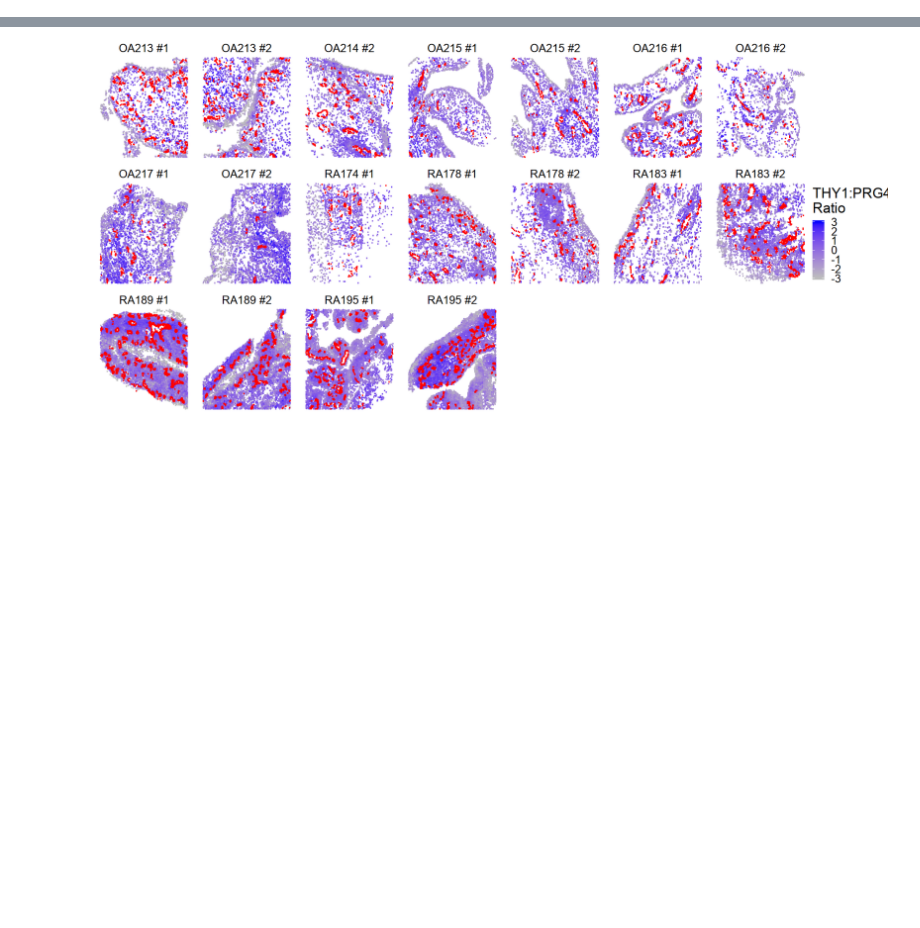
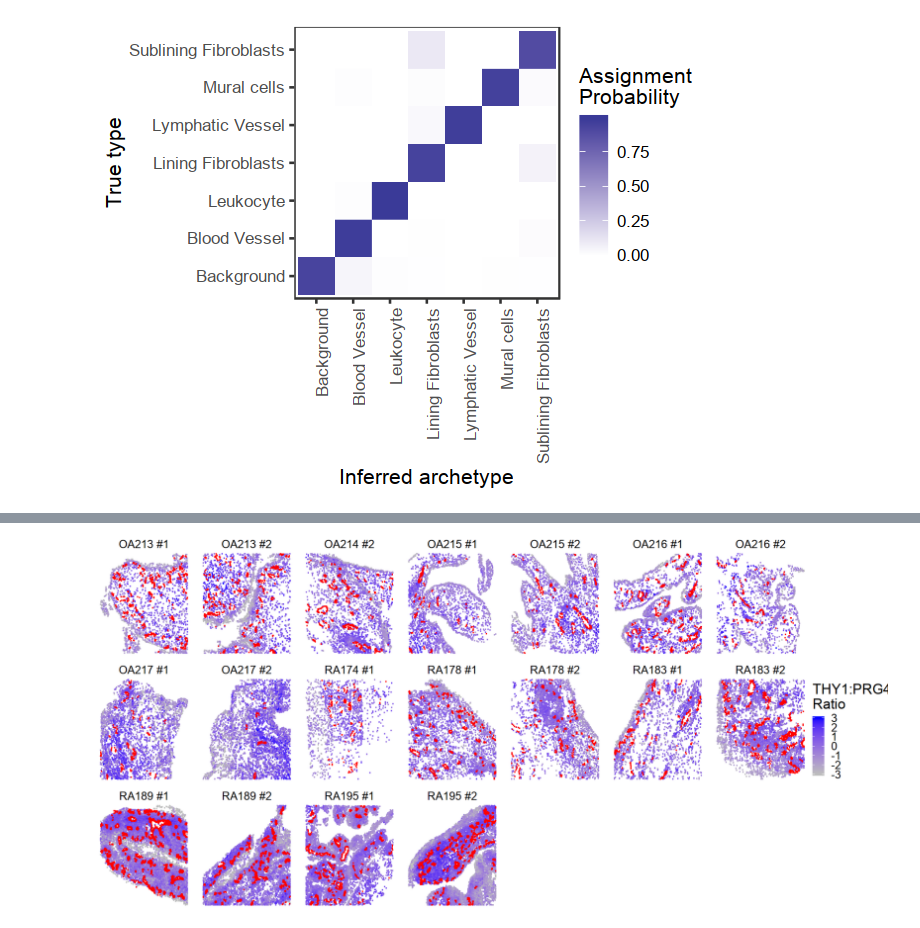
Before and after one commit to immunogenomics/notch, a Jupyter notebook: paper_figures_supp.ipynb, the cells around one changed output, grey strips where cells are left out. Cells and saved outputs as stored; diff of their text form; code cells hidden in the pictures; blank space fills up the shorter version.

```diff
--- a/paper_figures_supp.ipynb
+++ b/paper_figures_supp.ipynb
@@ -161,0 +232,17 @@ with(tissue, {
+# %%
+hard_assignments <- colnames(tissue$archetype_assignments)[apply(tissue$archetype_assignments, 1, which.max)]
+plt_df <- tissue$meta_data %>%
+    dplyr::select(cell_id, donor, cell_type) %>%
+    cbind(archetype = hard_assignments) %>%
+    rbind(
+        tissue$soup_meta %>%
+            dplyr::select(cell_id, donor, archetype = assign) %>%
+            dplyr::mutate(cell_type = 'soup')
+    ) %>%
+    dplyr::inner_join(nice_names, by = c('cell_type' = 'given_name')) %>%
+    dplyr::mutate(cell_type = nice_name) %>%
+    dplyr::select(-nice_name) %>%
+    dplyr::inner_join(nice_names, by = c('archetype' = 'given_name')) %>%
+    dplyr::mutate(archetype = nice_name) %>%
+    dplyr::select(-nice_name) %>%
+    identity()
@@ -161,0 +252,23 @@ with(tissue, {
+# %%
+fig.size(4, 5)
+library(pheatmap)
+## Pr(archetype|celltype)
+confusion_matrix <- plt_df %>%
+    with(table(cell_type, archetype)) %>%
+    prop.table(1)
+confusion_matrix[is.na(confusion_matrix)] <- 0
+
+confusion_matrix %>%
+    data.table() %>%
+    ggplot(aes(archetype, cell_type, fill = N)) +
+        geom_tile_rast() +
+        scale_fill_gradient2(midpoint = 0) +
+        theme_test(base_size = 12) +
+        labs(fill = 'Assignment\nProbability', x = 'Inferred archetype', y = 'True type') +
+        theme(axis.text.x = element_text(angle = 90, hjust = 1)) +
+        NULL
+
+ggsave('/data/srlab/ik936/NOTCH/paper/figures_supp/archetypes_confusion.pdf', device = "pdf",
+       dpi = 300, width = 5, height = 4, useDingbats = FALSE)
+# %% [output]
+[figure, added]
```
Also changed, not shown: parts of 116 cells of this notebook, 4 other files.
